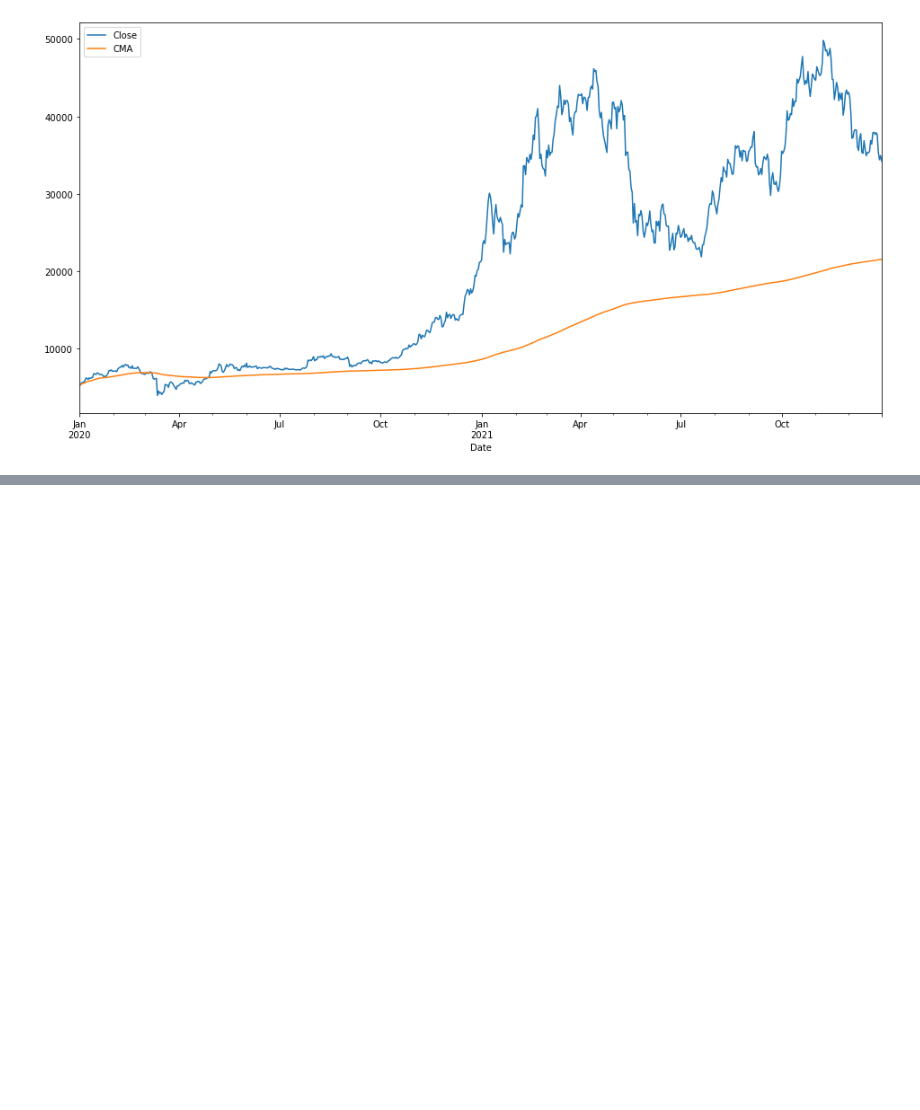
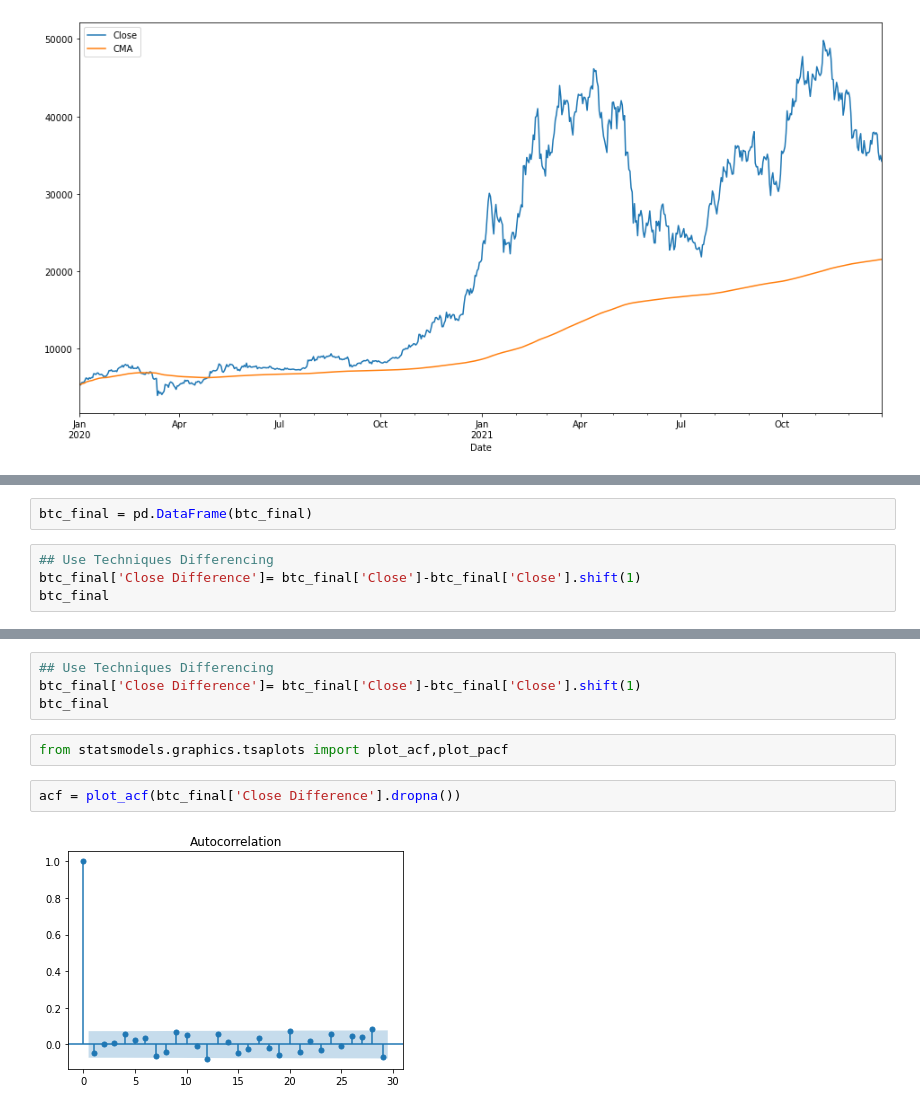
Before and after one commit to amirahsan/Time-Series-Forecasting, a Jupyter notebook: Time Series Forecasting.ipynb, the cells around one changed output, grey strips where cells are left out. Saved outputs shown, nothing was run; the diff lists cells and outputs as text; blank space fills up the shorter version.

```diff
--- a/Time Series Forecasting.ipynb
+++ b/Time Series Forecasting.ipynb
@@ -85,0 +143,6 @@ btc_df[['Close','CMA']].plot(figsize=(16,8))
+# %%
+btc_final = pd.DataFrame(btc_final)
+# %%
+## Use Techniques Differencing
+btc_final['Close Difference']= btc_final['Close']-btc_final['Close'].shift(1)
+btc_final
@@ -85,0 +170,10 @@ btc_df[['Close','CMA']].plot(figsize=(16,8))
+# %%
+## Use Techniques Differencing
+btc_final['Close Difference']= btc_final['Close']-btc_final['Close'].shift(1)
+btc_final
+# %%
+from statsmodels.graphics.tsaplots import plot_acf,plot_pacf
+# %%
+acf = plot_acf(btc_final['Close Difference'].dropna())
+# %% [output]
+[figure, added]
```
Also changed, not shown: parts of 12 cells of this notebook.
